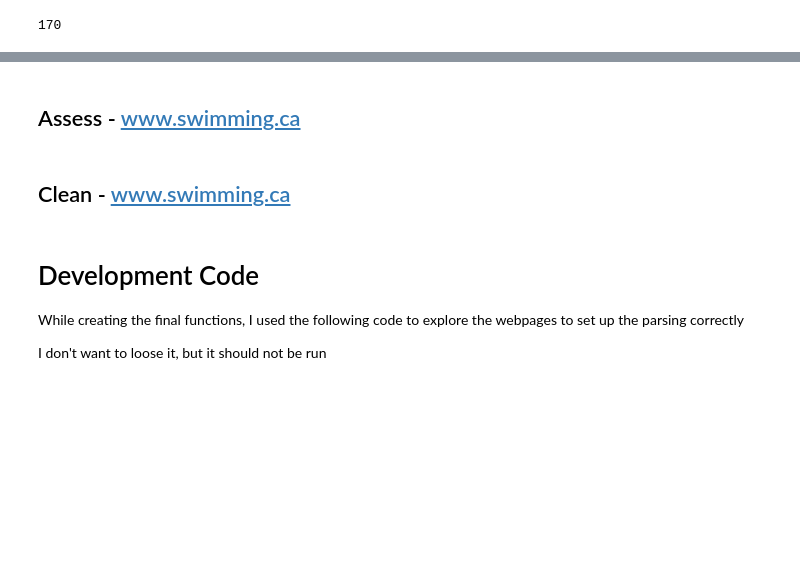
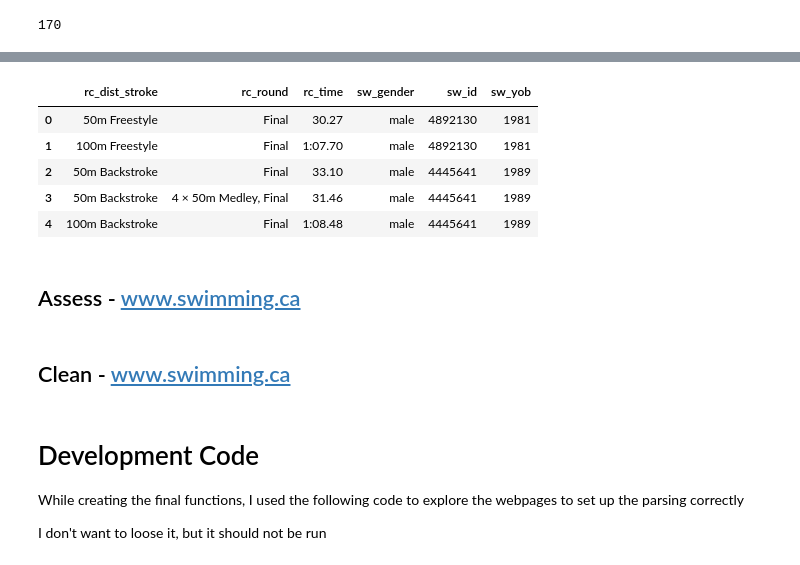
Before and after one commit to scpfoster/swim-data-analysis, a Jupyter notebook: Data_Wrangling.ipynb, the cells around one changed output, grey strips where cells are left out. Cells and saved outputs as stored; diff of their text form; code cells hidden in the pictures; blank space fills up the shorter version.

Commit message:
still WIP add code to combine swim and race lists from different meets into one, create a dataframe and then write to csv. tested with 2 different clubs at 2 different meets

```diff
--- a/Data_Wrangling.ipynb
+++ b/Data_Wrangling.ipynb
@@ -527,0 +514,5 @@ rc_list[0]
+# %%
+sw_list += tmp_sw_list
+rc_list += tmp_rc_list
+
+print("sw_list", len(sw_list), "rc_list", len(rc_list))
@@ -528,5 +521,5 @@ rc_list[0]
 # %%
-sw_list, rc_list = getRaceResults(no_relay_pg)
+tmp_sw_list, tmp_rc_list = getRaceResults(no_relay_pg)
 # %% [output]
 DEBUG:root:number of tables 4
 DEBUG:root:on table 0
@@ -553,2 +528,0 @@ rc_list[5]
-# %%
-sw_list, rc_list = getRaceResults(no_relay_pg)
@@ -577,0 +537,5 @@ rc_list[4]
+# %%
+sw_list += tmp_sw_list
+rc_list += tmp_rc_list
+
+print("sw_list", len(sw_list), "rc_list", len(rc_list))
@@ -577,0 +554,10 @@ rc_list[4]
+# %%
+race_df = pd.DataFrame(rc_list)
+race_df.head()
+# %% [output]
+|  | rc_dist_stroke | rc_round | rc_time | sw_gender | sw_id | sw_yob |
+| 0 | 50m Freestyle | Final | 30.27 | male | 4892130 | 1981 |
+| 1 | 100m Freestyle | Final | 1:07.70 | male | 4892130 | 1981 |
+| 2 | 50m Backstroke | Final | 33.10 | male | 4445641 | 1989 |
+| 3 | 50m Backstroke | 4 × 50m Medley, Final | 31.46 | male | 4445641 | 1989 |
+| 4 | 100m Backstroke | Final | 1:08.48 | male | 4445641 | 1989 |
```
Also changed, not shown: parts of 18 cells of this notebook.
